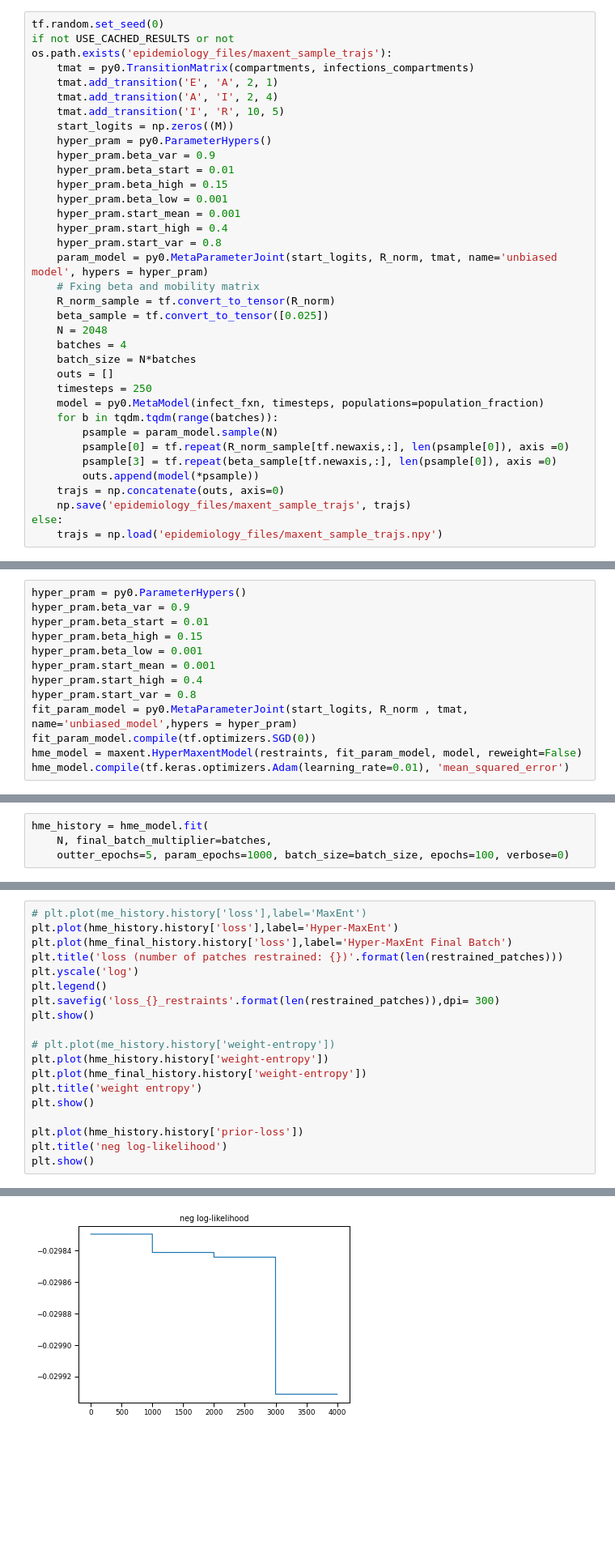
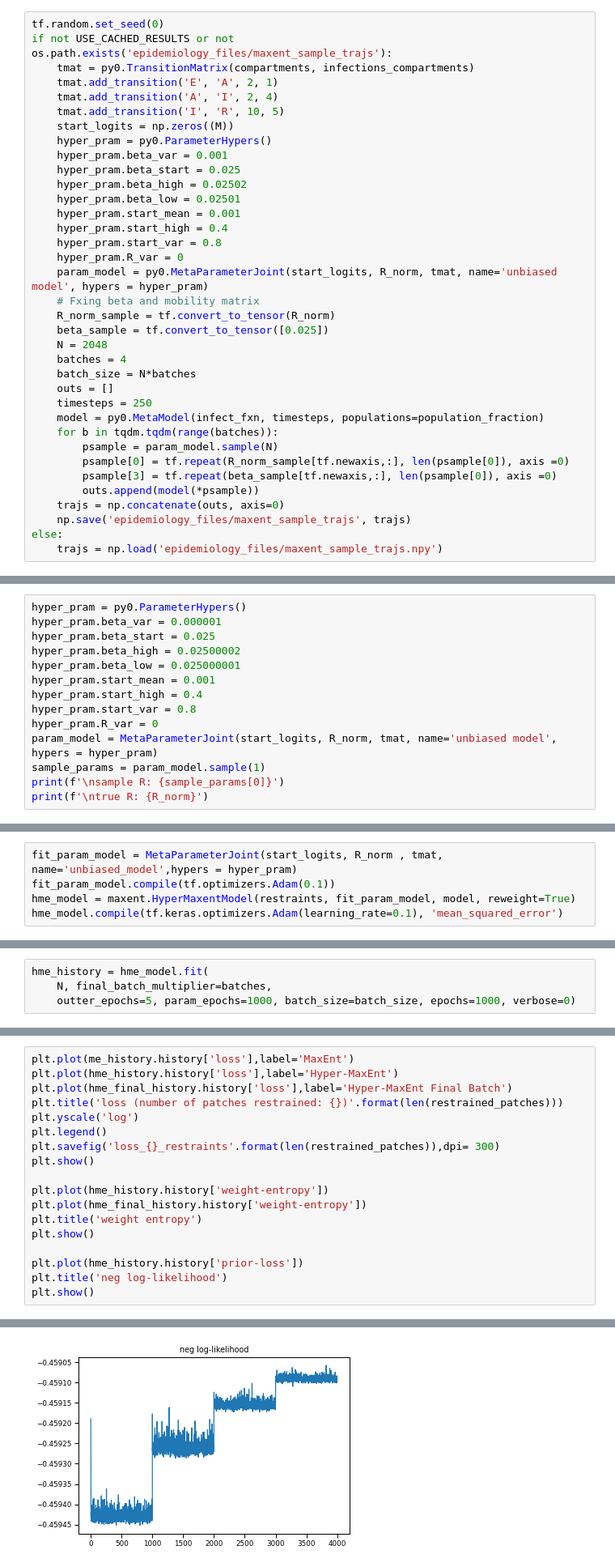
Before and after one commit to ur-whitelab/maxent, a Jupyter notebook: paper/epidemiology.ipynb, the cells around one changed output, grey strips where cells are left out. Shown at 81% size. Drawn from its saved outputs; the diff is of its cells as text; blank space fills up the shorter version.

Commit message:
resolved varying beta, need to resolve R sampling

```diff
--- a/paper/epidemiology.ipynb
+++ b/paper/epidemiology.ipynb
@@ -97,13 +97,14 @@ if not USE_CACHED_RESULTS or not os.path.exists('epidemiology_files/maxent_sampl
     tmat.add_transition('I', 'R', 10, 5)
     start_logits = np.zeros((M))
     hyper_pram = py0.ParameterHypers()
-    hyper_pram.beta_var = 0.9
-    hyper_pram.beta_start = 0.01
-    hyper_pram.beta_high = 0.15
-    hyper_pram.beta_low = 0.001
+    hyper_pram.beta_var = 0.001
+    hyper_pram.beta_start = 0.025
+    hyper_pram.beta_high = 0.02502
+    hyper_pram.beta_low = 0.02501
     hyper_pram.start_mean = 0.001
     hyper_pram.start_high = 0.4
     hyper_pram.start_var = 0.8
+    hyper_pram.R_var = 0
     param_model = py0.MetaParameterJoint(start_logits, R_norm, tmat, name='unbiased model', hypers = hyper_pram)
     # Fxing beta and mobility matrix
     R_norm_sample = tf.convert_to_tensor(R_norm)
@@ -520,0 +595,14 @@ axs[2].set_position([0.652,0.041,0.15,0.7])
+# %%
+hyper_pram = py0.ParameterHypers()
+hyper_pram.beta_var = 0.000001
+hyper_pram.beta_start = 0.025
+hyper_pram.beta_high = 0.02500002
+hyper_pram.beta_low = 0.025000001
+hyper_pram.start_mean = 0.001
+hyper_pram.start_high = 0.4
+hyper_pram.start_var = 0.8
+hyper_pram.R_var = 0
+param_model = MetaParameterJoint(start_logits, R_norm, tmat, name='unbiased model', hypers = hyper_pram)
+sample_params = param_model.sample(1)
+print(f'\nsample R: {sample_params[0]}')
+print(f'\ntrue R: {R_norm}')
@@ -521,13 +624,5 @@ axs[2].set_position([0.652,0.041,0.15,0.7])
 # %%
-hyper_pram = py0.ParameterHypers()
-hyper_pram.beta_var = 0.9
-hyper_pram.beta_start = 0.01
-hyper_pram.beta_high = 0.15
-hyper_pram.beta_low = 0.001
-hyper_pram.start_mean = 0.001
-hyper_pram.start_high = 0.4
-hyper_pram.start_var = 0.8
-fit_param_model = py0.MetaParameterJoint(start_logits, R_norm , tmat, name='unbiased_model',hypers = hyper_pram)
-fit_param_model.compile(tf.optimizers.SGD(0))
-hme_model = maxent.HyperMaxentModel(restraints, fit_param_model, model, reweight=False)
-hme_model.compile(tf.keras.optimizers.Adam(learning_rate=0.01), 'mean_squared_error')
+fit_param_model = MetaParameterJoint(start_logits, R_norm , tmat, name='unbiased_model',hypers = hyper_pram)
+fit_param_model.compile(tf.optimizers.Adam(0.1))
+hme_model = maxent.HyperMaxentModel(restraints, fit_param_model, model, reweight=True)
+hme_model.compile(tf.keras.optimizers.Adam(learning_rate=0.1), 'mean_squared_error')
@@ -534,5 +636,5 @@ hme_model.compile(tf.keras.optimizers.Adam(learning_rate=0.01), 'mean_squared_er
 # %%
 hme_history = hme_model.fit(
     N, final_batch_multiplier=batches,
-    outter_epochs=5, param_epochs=1000, batch_size=batch_size, epochs=100, verbose=0)
+    outter_epochs=5, param_epochs=1000, batch_size=batch_size, epochs=1000, verbose=0)
 # %% [output]
@@ -581,5 +688,5 @@ Epoch 500/500
 # %%
-# plt.plot(me_history.history['loss'],label='MaxEnt')
+plt.plot(me_history.history['loss'],label='MaxEnt')
 plt.plot(hme_history.history['loss'],label='Hyper-MaxEnt')
 plt.plot(hme_final_history.history['loss'],label='Hyper-MaxEnt Final Batch')
 plt.title('loss (number of patches restrained: {})'.format(len(restrained_patches)))
@@ -588,7 +695,6 @@ plt.legend()
 plt.savefig('loss_{}_restraints'.format(len(restrained_patches)),dpi= 300)
 plt.show()
 
-# plt.plot(me_history.history['weight-entropy'])
 plt.plot(hme_history.history['weight-entropy'])
 plt.plot(hme_final_history.history['weight-entropy'])
 plt.title('weight entropy')
@@ -603,4 +709,4 @@ plt.show()
-[figure, old version]
+[figure, new version]
 # %%
 fig, axs = plt.subplots(nrows=1, ncols=M, figsize=(8,2), dpi =300)
 fig.suptitle('Variational Maxent Biased Model', y = 1.2, fontsize = 18)
```
Also changed, not shown: parts of 9 cells of this notebook.
